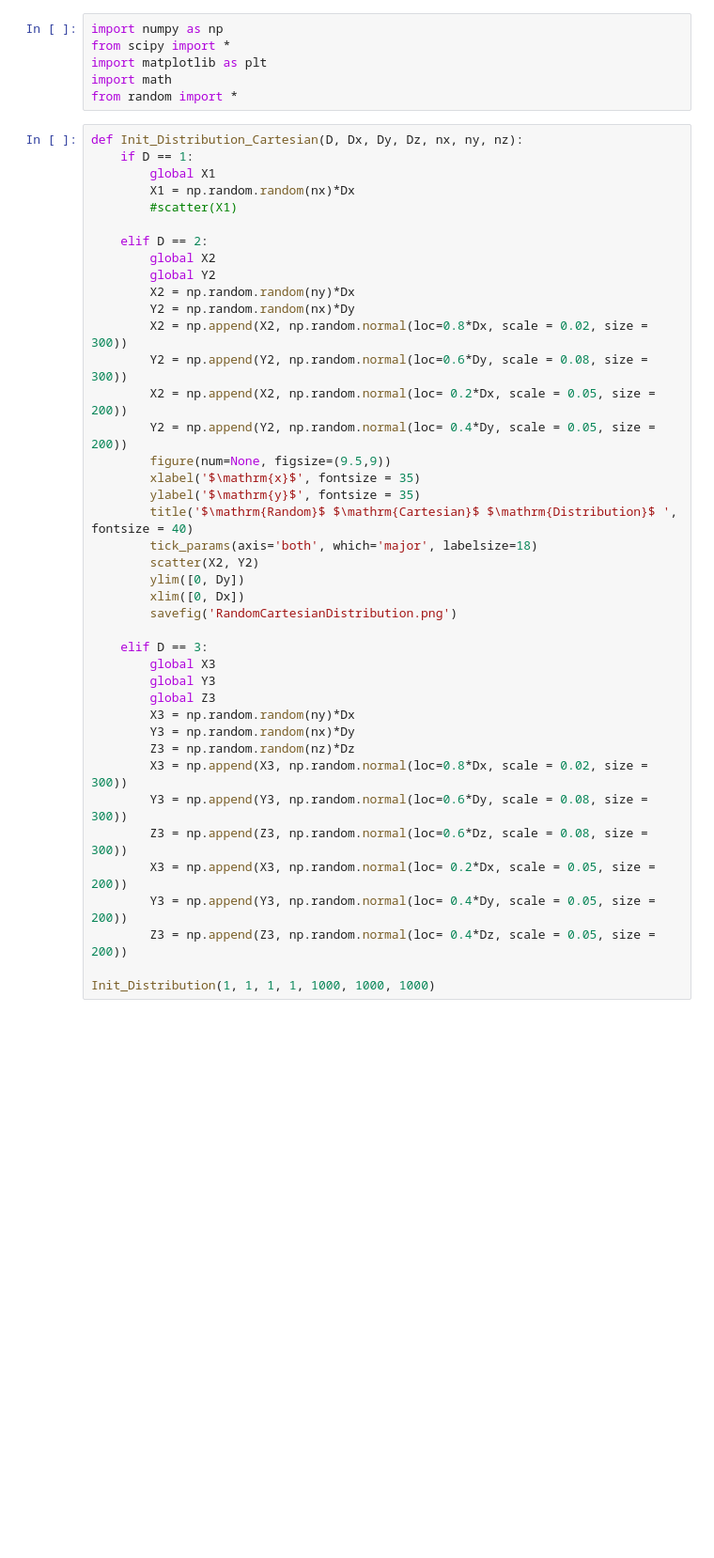
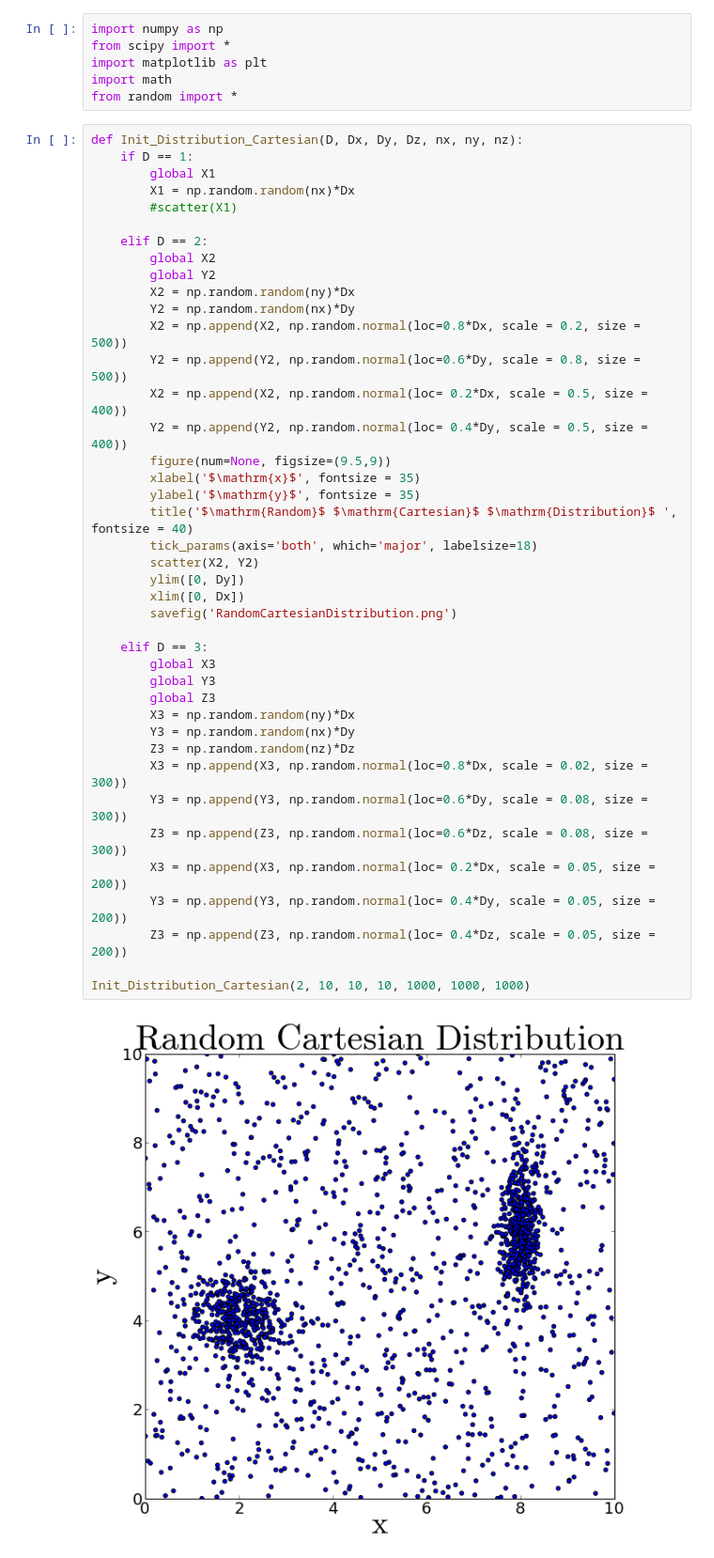
Before and after one commit to jngaravitoc/Bayesian_Homeworks, a Jupyter notebook: Bayesian_Code_2Analytic_Solution.ipynb, the cells around one changed output. Shown at 94% size. Drawn from its saved outputs; the diff is of its cells as text; blank space fills up the shorter version.

```diff
--- a/Bayesian_Code_2Analytic_Solution.ipynb
+++ b/Bayesian_Code_2Analytic_Solution.ipynb
@@ -18,38 +18,40 @@ def Init_Distribution_Cartesian(D, Dx, Dy, Dz, nx, ny, nz):
 
     elif D == 2:
         global X2
         global Y2
         X2 = np.random.random(ny)*Dx
         Y2 = np.random.random(nx)*Dy
-        X2 = np.append(X2, np.random.normal(loc=0.8*Dx, scale = 0.02, size = 300))
-        Y2 = np.append(Y2, np.random.normal(loc=0.6*Dy, scale = 0.08, size = 300))
-        X2 = np.append(X2, np.random.normal(loc= 0.2*Dx, scale = 0.05, size = 200))
-        Y2 = np.append(Y2, np.random.normal(loc= 0.4*Dy, scale = 0.05, size = 200))
+        X2 = np.append(X2, np.random.normal(loc=0.8*Dx, scale = 0.2, size = 500))
+        Y2 = np.append(Y2, np.random.normal(loc=0.6*Dy, scale = 0.8, size = 500))
+        X2 = np.append(X2, np.random.normal(loc= 0.2*Dx, scale = 0.5, size = 400))
+        Y2 = np.append(Y2, np.random.normal(loc= 0.4*Dy, scale = 0.5, size = 400))
         figure(num=None, figsize=(9.5,9))
         xlabel('$\mathrm{x}$', fontsize = 35)
         ylabel('$\mathrm{y}$', fontsize = 35)
         title('$\mathrm{Random}$ $\mathrm{Cartesian}$ $\mathrm{Distribution}$ ', fontsize = 40)
         tick_params(axis='both', which='major', labelsize=18)
         scatter(X2, Y2)
         ylim([0, Dy])
         xlim([0, Dx])
         savefig('RandomCartesianDistribution.png')
 
     elif D == 3:
         global X3
         global Y3
         global Z3
         X3 = np.random.random(ny)*Dx
         Y3 = np.random.random(nx)*Dy
         Z3 = np.random.random(nz)*Dz
         X3 = np.append(X3, np.random.normal(loc=0.8*Dx, scale = 0.02, size = 300))
         Y3 = np.append(Y3, np.random.normal(loc=0.6*Dy, scale = 0.08, size = 300))
         Z3 = np.append(Z3, np.random.normal(loc=0.6*Dz, scale = 0.08, size = 300))
         X3 = np.append(X3, np.random.normal(loc= 0.2*Dx, scale = 0.05, size = 200))
         Y3 = np.append(Y3, np.random.normal(loc= 0.4*Dy, scale = 0.05, size = 200))
         Z3 = np.append(Z3, np.random.normal(loc= 0.4*Dz, scale = 0.05, size = 200))
 
-Init_Distribution(1, 1, 1, 1, 1000, 1000, 1000)
+Init_Distribution_Cartesian(2, 10, 10, 10, 1000, 1000, 1000)
+# %% [output]
+[figure, added]
 # %%
 def Init_Distribution_Polar(D, nR):
     if D == 2:
```
Also changed, not shown: parts of 13 cells of this notebook.
